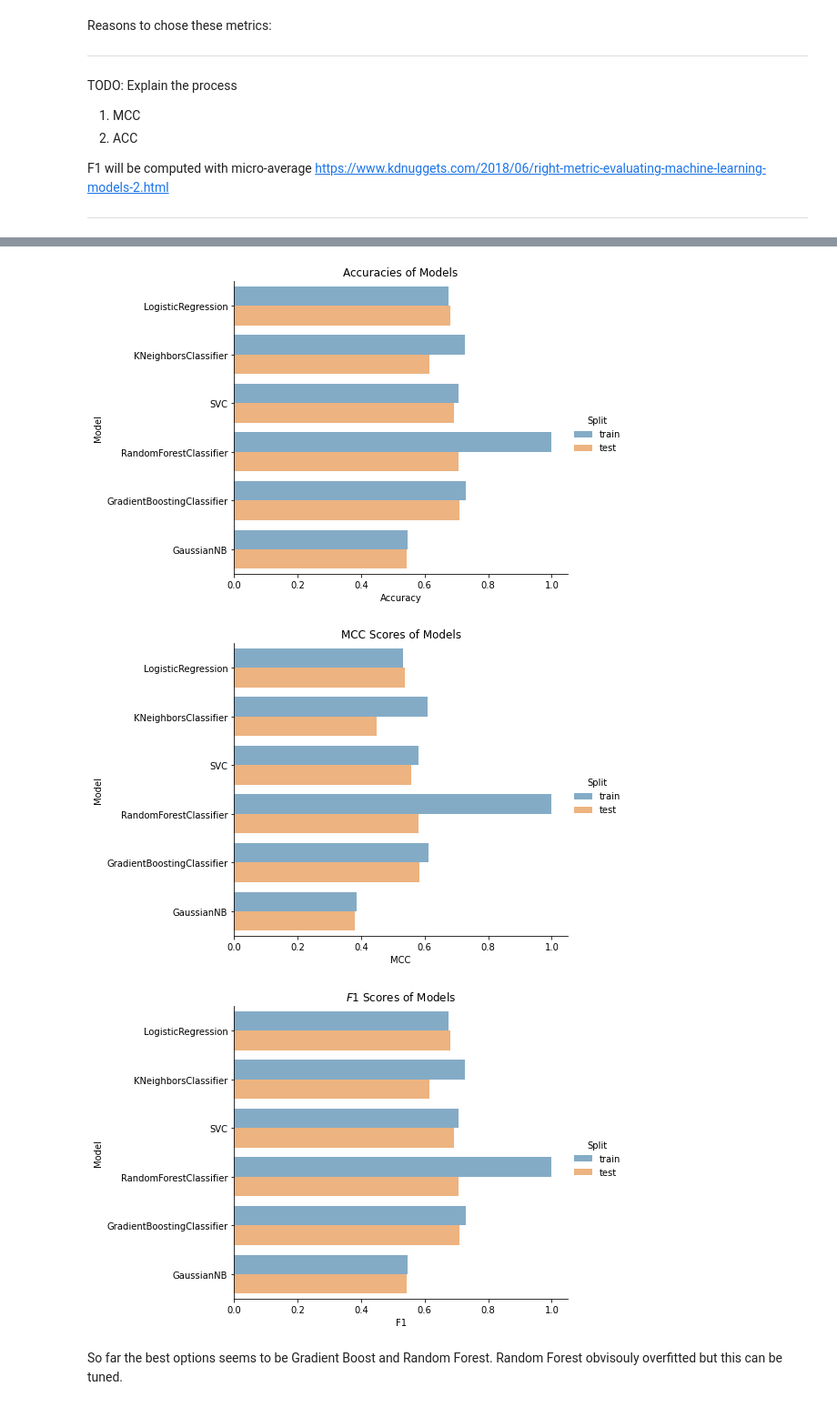
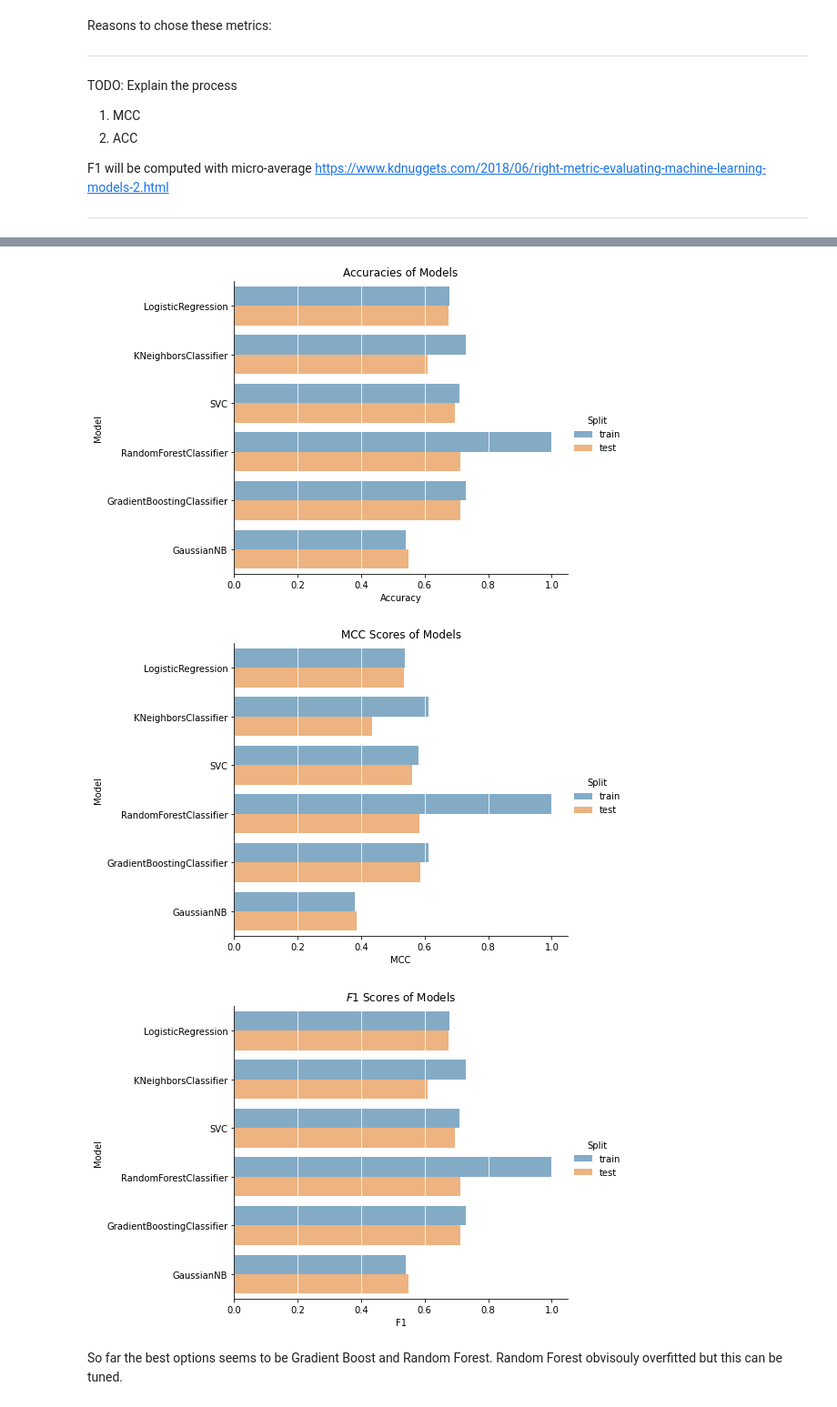
Before and after one commit to tevfikcagridural/student-success, a Jupyter notebook: Modelling.ipynb, the cells around one changed output, grey strips where cells are left out. Shown: that part at 91% size. Cells and saved outputs as stored; diff of their text form; code cells hidden in the pictures.

```diff
--- a/Modelling.ipynb
+++ b/Modelling.ipynb
@@ -137,15 +181,14 @@ def estimator_metrics(estimator):
   # Get the name of the model
   model_name = str(type(estimator)).split('.')[-1][:-2]
 
-  # Build a pipline with estimator and column transformator
-  model_pipe = Pipeline([('preprocessor', X_preprocessor()),
-                         (model_name, estimator)])
+  processed_X_train = X_preprocessor(X_train)
+  processed_X_test = X_preprocessor(X_test)
 
   # Fit the data
-  model_pipe.fit(X_train, y_train)
+  estimator.fit(processed_X_train, y_train)
 
   # Predict train data with the estimator
-  y_predict_train = model_pipe.predict(X_train)
+  y_predict_train = estimator.predict(processed_X_train)
 
   # Calculate the train metrics of the model
   optimal_mcc_train = matthews_corrcoef(y_train, y_predict_train)
@@ -154,7 +197,8 @@ def estimator_metrics(estimator):
   optimal_conf_matx_train = confusion_matrix(y_train, y_predict_train)
 
   # Predict test data with the estimator
-  y_predict_test = model_pipe.predict(X_test)
+
+  y_predict_test = estimator.predict(processed_X_test)
 
   # Calculate the test metrics of the model
   optimal_mcc_test = matthews_corrcoef(y_test, y_predict_test)
@@ -230,22 +276,25 @@ _ = sns.catplot(data=df_evaluation.reset_index(), kind="bar",
                 x="Accuracy", y="Model", hue="Split",
                 palette="tab10", alpha=.6, aspect=1.5)
 _ = plt.title("Accuracies of Models")
+_ = plt.grid(which='both', axis='x', color='w')
 # %% [output]
-[figure, old version]
+[figure, new version]
 # %%
 _ = sns.catplot(data=df_evaluation.reset_index(), kind="bar",
                 x="MCC", y="Model", hue="Split",
                 palette="tab10", alpha=.6, aspect=1.5)
 _ = plt.title("MCC Scores of Models")
+_ = plt.grid(which='both', axis='x', color='w')
 # %% [output]
-[figure, old version]
+[figure, new version]
 # %%
 _ = sns.catplot(data=df_evaluation.reset_index(), kind="bar",
                 x="F1", y="Model", hue="Split",
                 palette="tab10", alpha=.6, aspect=1.5)
 _ = plt.title("$F1$ Scores of Models")
+_ = plt.grid(which='both', axis='x', color='w')
 # %% [output]
-[figure, old version]
+[figure, new version]
 # %% [markdown]
 So far the best options seems to be Gradient Boost and Random Forest. Random Forest obvisouly overfitted but this can be tuned.
 # %%
```
Also changed, not shown: parts of 32 cells of this notebook.
